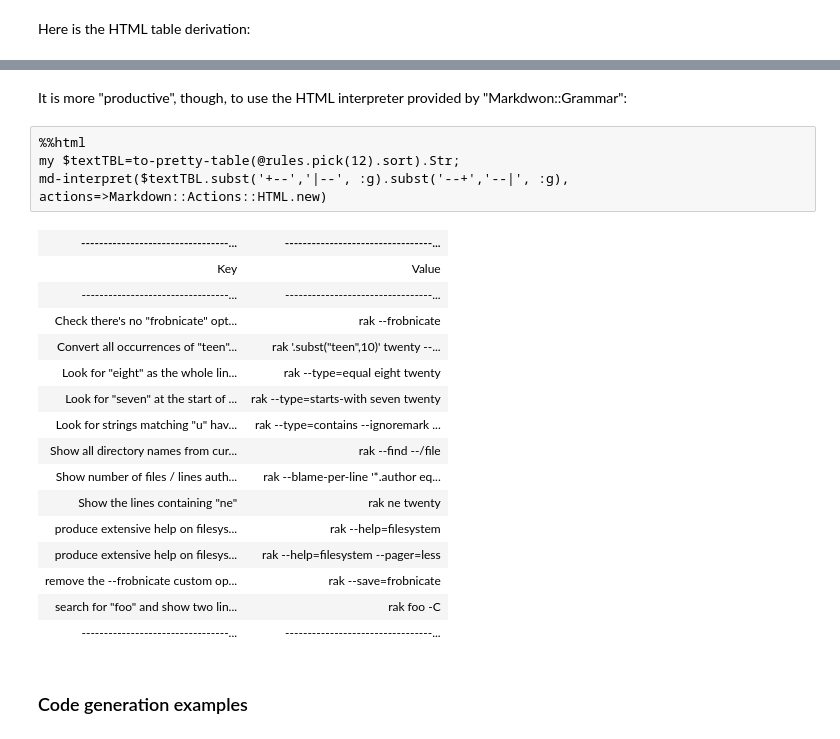
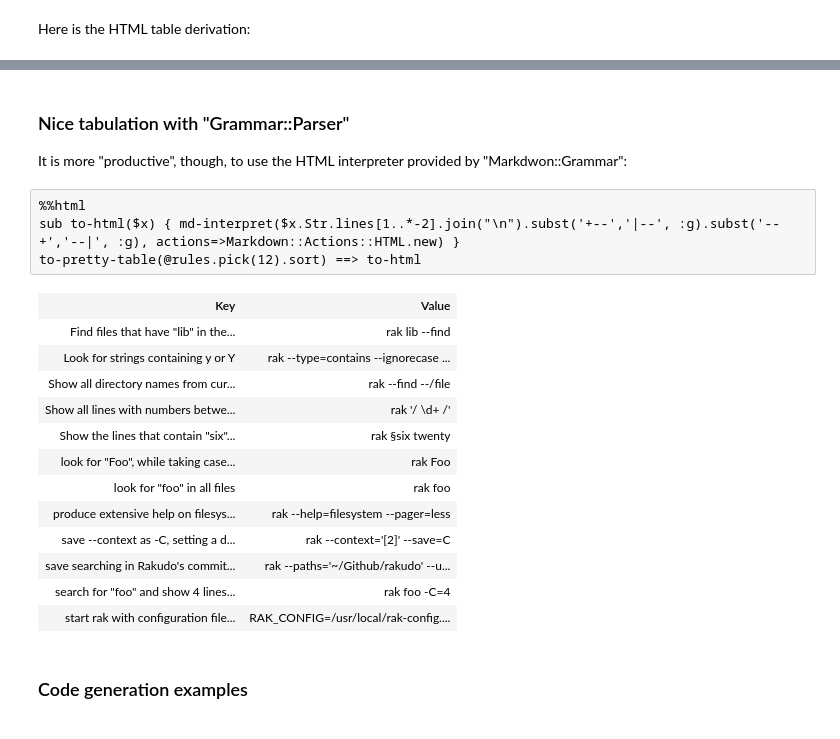
Before and after one commit to antononcube/RakuForPrediction-book, a Jupyter notebook: Notebooks/Jupyter/TLDR-LLM-solutions-for-software-manuals.ipynb, the cells around one changed output, grey strips where cells are left out. Cells and saved outputs as stored; diff of their text form.

```diff
--- a/Notebooks/Jupyter/TLDR-LLM-solutions-for-software-manuals.ipynb
+++ b/Notebooks/Jupyter/TLDR-LLM-solutions-for-software-manuals.ipynb
@@ -170,26 +175,25 @@ my $tblHTML=&ftbl("plain text", to-pretty-table(@rules.pick(12).sort, align => '
 # %% [markdown]
+### Nice tabulation with "Grammar::Parser"
+
 It is more "productive", though, to use the HTML interpreter provided by "Markdwon::Grammar":
 # %%
 %%html
-my $textTBL=to-pretty-table(@rules.pick(12).sort).Str;
-md-interpret($textTBL.subst('+--','|--', :g).subst('--+','--|', :g), actions=>Markdown::Actions::HTML.new)
+sub to-html($x) { md-interpret($x.Str.lines[1..*-2].join("\n").subst('+--','|--', :g).subst('--+','--|', :g), actions=>Markdown::Actions::HTML.new) }
+to-pretty-table(@rules.pick(12).sort) ==> to-html
 # %% [output]
-| ---------------------------------... | ---------------------------------... |
 | Key | Value |
-| ---------------------------------... | ---------------------------------... |
-| Check there's no "frobnicate" opt... | rak --frobnicate |
-| Convert all occurrences of "teen"... | rak '.subst("teen",10)' twenty --... |
-| Look for "eight" as the whole lin... | rak --type=equal eight twenty |
-| Look for "seven" at the start of ... | rak --type=starts-with seven twenty |
-| Look for strings matching "u" hav... | rak --type=contains --ignoremark ... |
+| Find files that have "lib" in the... | rak lib --find |
+| Look for strings containing y or Y | rak --type=contains --ignorecase ... |
 | Show all directory names from cur... | rak --find --/file |
-| Show number of files / lines auth... | rak --blame-per-line '*.author eq... |
-| Show the lines containing "ne" | rak ne twenty |
-| produce extensive help on filesys... | rak --help=filesystem |
+| Show all lines with numbers betwe... | rak '/ \d+ /' |
+| Show the lines that contain "six"... | rak §six twenty |
+| look for "Foo", while taking case... | rak Foo |
+| look for "foo" in all files | rak foo |
 | produce extensive help on filesys... | rak --help=filesystem --pager=less |
-| remove the --frobnicate custom op... | rak --save=frobnicate |
-| search for "foo" and show two lin... | rak foo -C |
-| ---------------------------------... | ---------------------------------... |
+| save --context as -C, setting a d... | rak --context='[2]' --save=C |
+| save searching in Rakudo's commit... | rak --paths='~/Github/rakudo' --u... |
+| search for "foo" and show 4 lines... | rak foo -C=4 |
+| start rak with configuration file... | RAK_CONFIG=/usr/local/rak-config.... |
 # %% [markdown]
 ### Code generation examples
 # %% [markdown]
```
Also changed, not shown: parts of 21 cells of this notebook.
